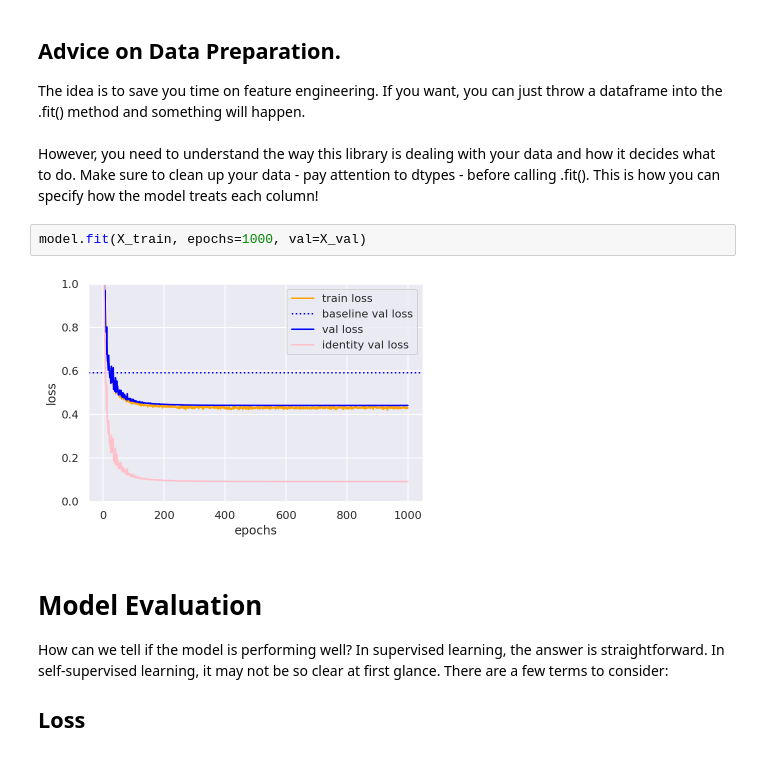
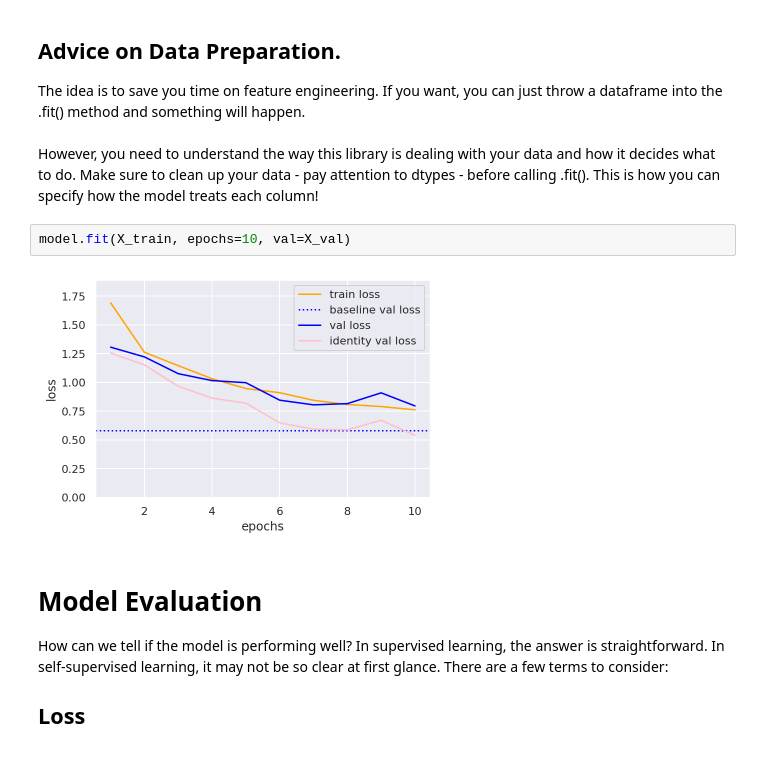
Before and after one commit to AlliedToasters/dfencoder, a Jupyter notebook: demo_data/demo.ipynb, the cells around one changed output. Saved outputs shown, nothing was run; the diff lists cells and outputs as text.

```diff
--- a/demo_data/demo.ipynb
+++ b/demo_data/demo.ipynb
@@ -77,9 +77,9 @@ Notice your model doesn't know about the data yet. The model itself won't be bui
 
 The idea is to save you time on feature engineering. If you want, you can just throw a dataframe into the .fit() method and something will happen.<br><br>However, you need to understand the way this library is dealing with your data and how it decides what to do. Make sure to clean up your data - pay attention to dtypes - before calling .fit(). This is how you can specify how the model treats each column!
 # %%
-model.fit(X_train, epochs=1000, val=X_val)
+model.fit(X_train, epochs=10, val=X_val)
 # %% [output]
-[figure, old version]
+[figure, new version]
 # %% [markdown]
 # Model Evaluation
 How can we tell if the model is performing well? In supervised learning, the answer is straightforward. In self-supervised learning, it may not be so clear at first glance. There are a few terms to consider:
```
Also changed, not shown: parts of 8 cells of this notebook, 5 other files.
